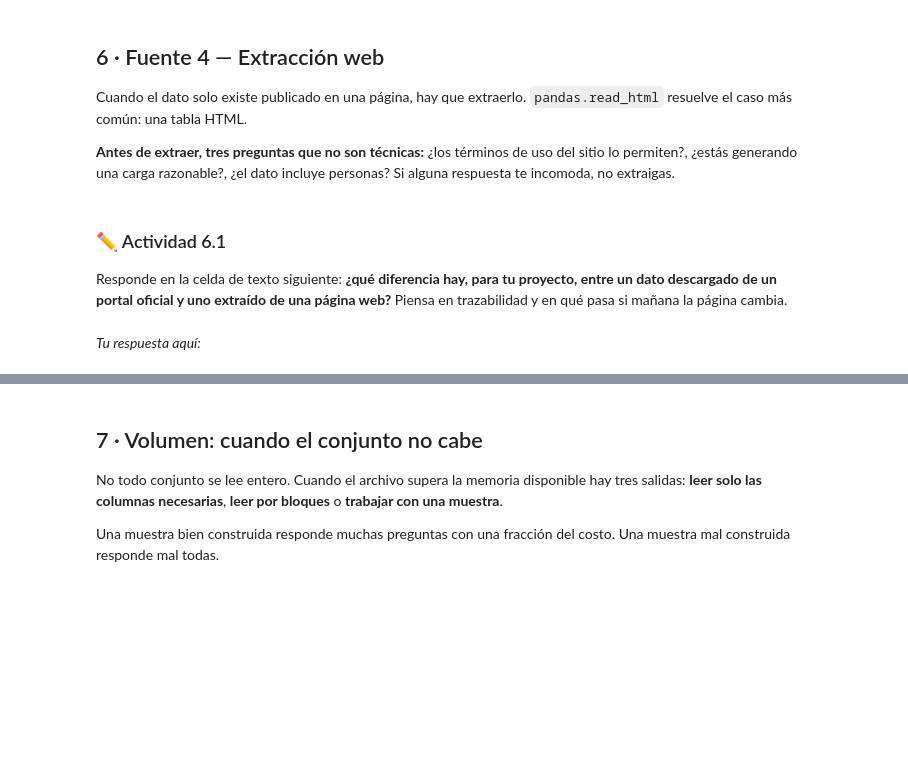
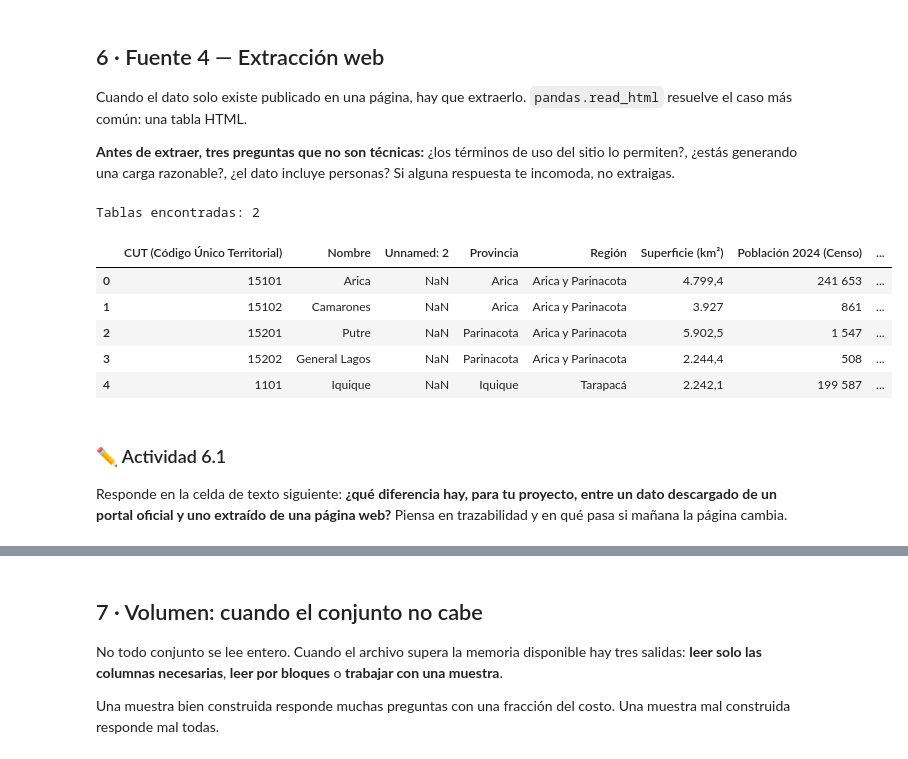
Before and after one commit to frandresst-wq/Proyecto-de-Ciencia-de-Datos, a Jupyter notebook: S1_Notebook_Base_CDD_Soto_Franco.ipynb, the cells around one changed output, grey strips where cells are left out. Cells and saved outputs as stored; diff of their text form; code cells hidden in the pictures; blank space fills up the shorter version.

```diff
--- a/S1_Notebook_Base_CDD_Soto_Franco.ipynb
+++ b/S1_Notebook_Base_CDD_Soto_Franco.ipynb
@@ -220,20 +377,34 @@ Cuando el dato solo existe publicado en una página, hay que extraerlo. `pandas.
 
 **Antes de extraer, tres preguntas que no son técnicas:** ¿los términos de uso del sitio lo permiten?, ¿estás generando una carga razonable?, ¿el dato incluye personas? Si alguna respuesta te incomoda, no extraigas.
 # %%
-# Requiere conexión a internet. Si no la tienes, salta esta celda.
-URL = 'https://es.wikipedia.org/wiki/Anexo:Comunas_de_Chile'   # [DOCENTE: confirmar o reemplazar]
+
+import pandas as pd
+import requests
+from io import StringIO
+
+URL = 'https://es.wikipedia.org/wiki/Anexo:Comunas_de_Chile'
 
 try:
-    tablas = pd.read_html(URL)
+    headers = {'User-Agent': 'Mozilla/5.0'}
+    respuesta = requests.get(URL, headers=headers, timeout=20)
+    respuesta.raise_for_status()
+    tablas = pd.read_html(StringIO(respuesta.text))
+
     print('Tablas encontradas:', len(tablas))
     web = tablas[0]
     display(web.head())
 except Exception as e:
     print('No se pudo extraer:', type(e).__name__, e)
     print('Continúa con el resto del laboratorio.')
+# %% [output]
+Tablas encontradas: 2
+|  | CUT (Código Único Territorial) | Nombre | Unnamed: 2 | Provincia | Región | Superficie (km²) | Población 2024 (Censo) | ... |
+| 0 | 15101 | Arica | NaN | Arica | Arica y Parinacota | 4.799,4 | 241 653 | ... |
+| 1 | 15102 | Camarones | NaN | Arica | Arica y Parinacota | 3.927 | 861 | ... |
+| 2 | 15201 | Putre | NaN | Parinacota | Arica y Parinacota | 5.902,5 | 1 547 | ... |
+| 3 | 15202 | General Lagos | NaN | Parinacota | Arica y Parinacota | 2.244,4 | 508 | ... |
+| 4 | 1101 | Iquique | NaN | Iquique | Tarapacá | 2.242,1 | 199 587 | ... |
 # %% [markdown]
 ### ✏️ Actividad 6.1
 
 Responde en la celda de texto siguiente: **¿qué diferencia hay, para tu proyecto, entre un dato descargado de un portal oficial y uno extraído de una página web?** Piensa en trazabilidad y en qué pasa si mañana la página cambia.
-# %% [markdown]
-_Tu respuesta aquí:_
```
Also changed, not shown: parts of 33 cells of this notebook.
